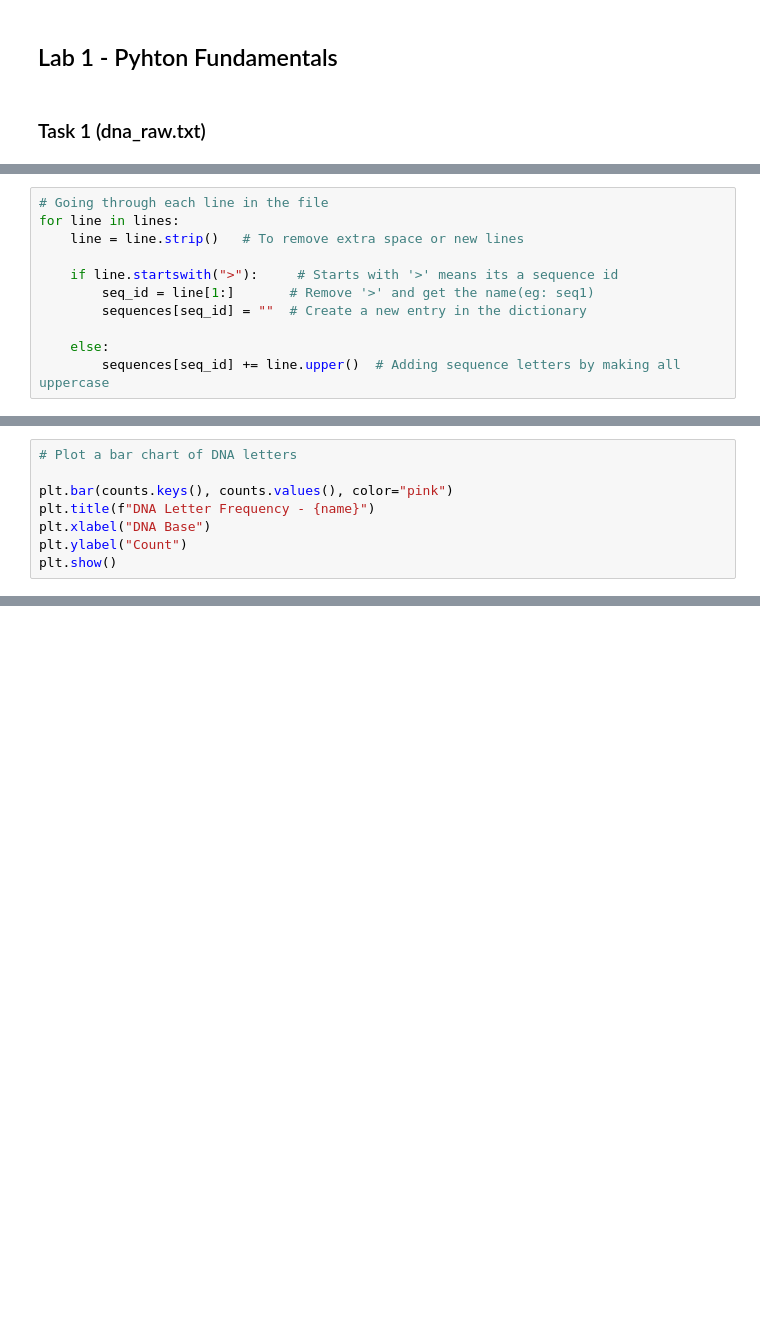
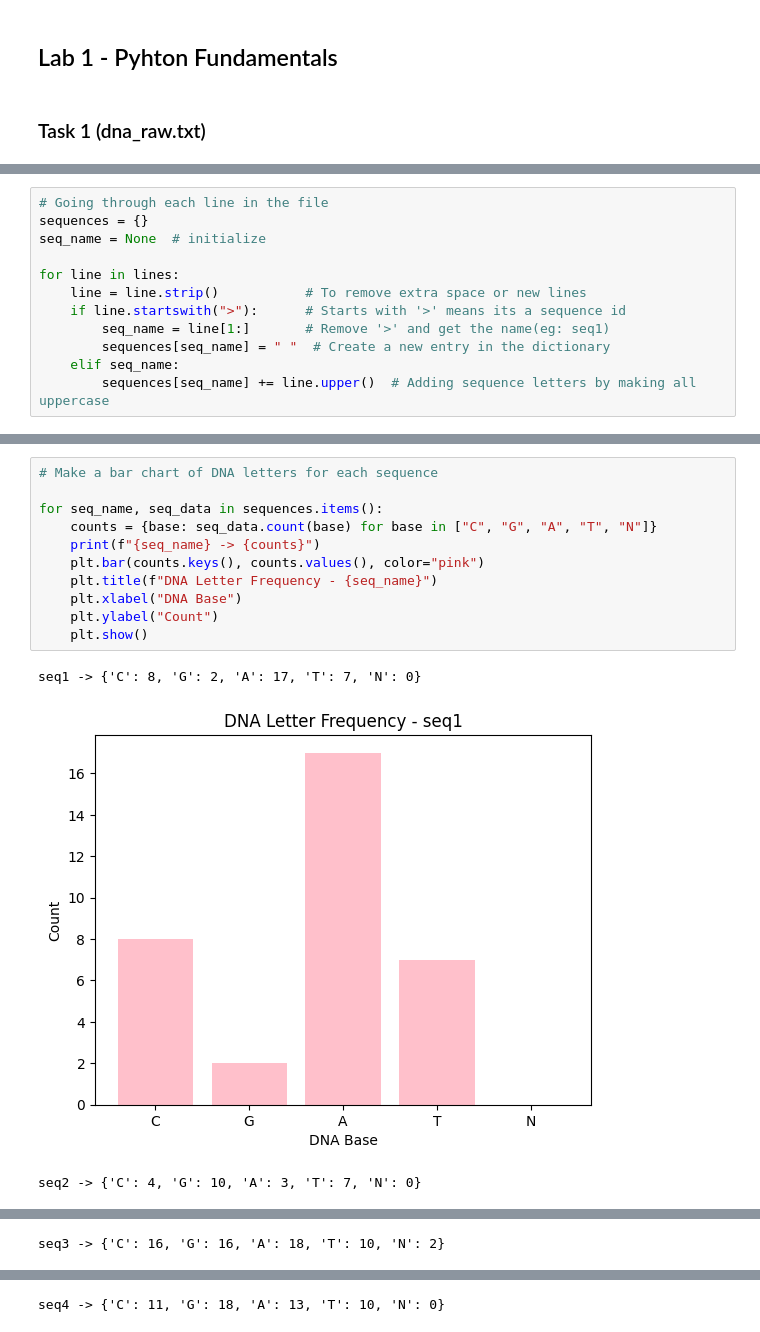
Before and after one commit to At-yh/Python_Lab1_Afreen_Tabassum, a Jupyter notebook: Lab1.ipynb, the cells around one changed output, grey strips where cells are left out. Saved outputs shown, nothing was run; the diff lists cells and outputs as text; blank space fills up the shorter version.

```diff
--- a/Lab1.ipynb
+++ b/Lab1.ipynb
@@ -18,12 +32,13 @@ seq_id = ""
 # %%
 # Going through each line in the file
+sequences = {}
+seq_name = None  # initialize
+
 for line in lines:
-    line = line.strip()   # To remove extra space or new lines
-
-    if line.startswith(">"):     # Starts with '>' means its a sequence id
-        seq_id = line[1:]       # Remove '>' and get the name(eg: seq1)
-        sequences[seq_id] = ""  # Create a new entry in the dictionary
-
-    else:
-        sequences[seq_id] += line.upper()  # Adding sequence letters by making all uppercase
+    line = line.strip()           # To remove extra space or new lines
+    if line.startswith(">"):      # Starts with '>' means its a sequence id
+        seq_name = line[1:]       # Remove '>' and get the name(eg: seq1)
+        sequences[seq_name] = " "  # Create a new entry in the dictionary
+    elif seq_name:
+        sequences[seq_name] += line.upper()  # Adding sequence letters by making all uppercase
 # %%
@@ -43,8 +65,15 @@ for name, seq in sequences.items():
 # %%
-# Plot a bar chart of DNA letters
+# Make a bar chart of DNA letters for each sequence
 
-plt.bar(counts.keys(), counts.values(), color="pink")
-plt.title(f"DNA Letter Frequency - {name}")
-plt.xlabel("DNA Base")
-plt.ylabel("Count")
-plt.show()
+for seq_name, seq_data in sequences.items():
+    counts = {base: seq_data.count(base) for base in ["C", "G", "A", "T", "N"]}
+    print(f"{seq_name} -> {counts}")
+    plt.bar(counts.keys(), counts.values(), color="pink")
+    plt.title(f"DNA Letter Frequency - {seq_name}")
+    plt.xlabel("DNA Base")
+    plt.ylabel("Count")
+    plt.show()
+# %% [output]
+seq1 -> {'C': 8, 'G': 2, 'A': 17, 'T': 7, 'N': 0}
+[figure, added]
+seq2 -> {'C': 4, 'G': 10, 'A': 3, 'T': 7, 'N': 0}
@@ -50,0 +81 @@ plt.show()
+seq3 -> {'C': 16, 'G': 16, 'A': 18, 'T': 10, 'N': 2}
@@ -50,0 +83 @@ plt.show()
+seq4 -> {'C': 11, 'G': 18, 'A': 13, 'T': 10, 'N': 0}
```
Also changed, not shown: parts of 17 cells of this notebook, 2 other files.
